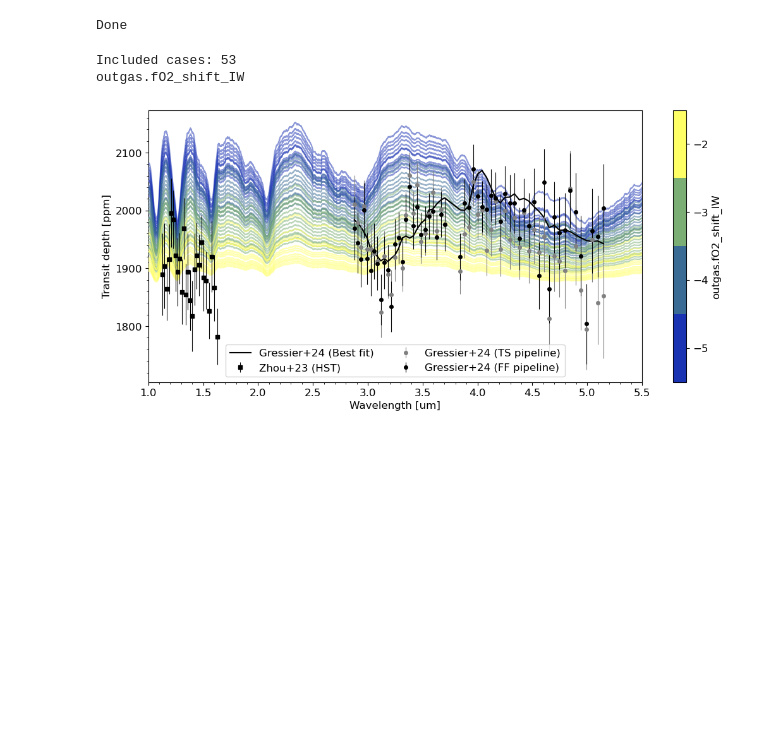
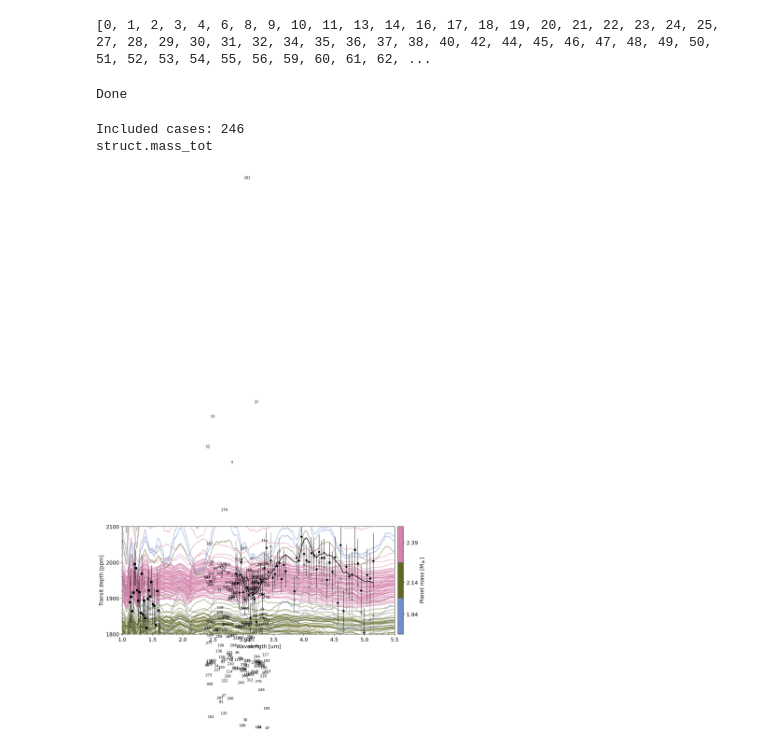
Before and after one commit to nichollsh/proteus_analysis, a Jupyter notebook: synthobs.ipynb, the cells around one changed output. Drawn from its saved outputs; the diff is of its cells as text; code cells hidden in the pictures; blank space fills up the shorter version.

Commit message:
New cmaps and updated plots

```diff
--- a/synthobs.ipynb
+++ b/synthobs.ipynb
@@ -24,11 +25,12 @@ import utils.load_grid as lg
 
 # %matplotlib widget
 # %%
-pgrid_dir = "data/output/l98d_escape14/"
+pgrid_dir = "data/output/l98d_escape27/"
 cases = lg.get_cases(pgrid_dir, only_completed=True)
 ncases = len(cases)
 # %%
 cnums = [int(s.split("_")[-1]) for s in cases]
+print(cnums)
 stts = lg.get_statuses(pgrid_dir)
 helps, hvars = lg.load_helpfiles(cases)
 
@@ -40,7 +42,8 @@ transit, eclipse = lg.load_synthobs(cases)
 
 print("Done")
 # %% [output]
-Done
+[0, 1, 2, 3, 4, 6, 8, 9, 10, 11, 13, 14, 16, 17, 18, 19, 20, 21, 22, 23, 24, 25, 27, 28, 29, 30, 31, 32, 34, 35, 36, 37, 38, 40, 42, 44, 45, 46, 47, 48, 49, 50, 51, 52, 53, 54, 55, 56, 59, 60, 61, 62, ...
+Done
 # %%
 g24_ts = pd.read_csv("data/reference/l9859/gressier24_transitspectroscopy_d.dat", delimiter=' ')
 g24_ts_x = g24_ts["central_wavelength(microns)"]
@@ -79,13 +82,29 @@ def chi2_itp(obs, exp):
         chi2 += (obs[i] - exp[i])**2 / exp[i]
     return chi2
 # %%
-figscale = 1.4
-fig,ax = plt.subplots(1,1, figsize=(9*figscale,4*figscale))
+figscale = 1.5
+fig,ax = plt.subplots(1,1, figsize=(9*figscale,3*figscale))
 
-zkey = "outgas.fO2_shift_IW"
+zkey = "struct.mass_tot"
+zlbl = r"Planet mass [M$_\oplus$]"
+zfct = 1.0
+cmap = plt.get_cmap("princess_parrot")
+
+# zkey = "delivery.elements.H_ppmw"
+# zlbl = r"Initial H inventory, H$_\text{ppmw}$"
+# zfct = 1.0
+# cmap = plt.get_cmap("eastern_rosella_r")
+
+# zkey = "outgas.fO2_shift_IW"
+# zlbl = r"Mantle oxygen fugacity, $\Delta$IW"
+# zfct = 1.0
+# cmap = cm.batlow_r
+
 zscl = "linear"
-zfct = 1.0
-ctrl = {"struct.mass_tot":2.39}
+show_legend = False
+show_casenums = True
+
+ctrl = {}
 ykey = "None/ppm"
 yvar = transit
 ylbl = "Transit depth [ppm]"
@@ -103,9 +122,16 @@ def get_val(conf, help, key):
 incl = []
 for i in range(ncases):
     is_incl = True
+
+    # check controls
     for k in ctrl.keys():
         if not np.isclose(lg.descend_get(confs[i],k),ctrl[k]):
             is_incl = False
+
+    # check status
+    # if stts[cnums[i]] != 13:
+    #     is_incl = False
+
     if is_incl:
         incl.append(i)
 print("Included cases: %d"%len(incl))
@@ -120,7 +146,7 @@ if zscl == "log":
     norm = mpl.colors.LogNorm(vmin=zvals[0], vmax=zvals[-1])
 else:
     norm = mpl.colors.Normalize(vmin=zvals[0], vmax=zvals[-1])
-sm = plt.cm.ScalarMappable(cmap=cm.imola, norm=norm)
+sm = plt.cm.ScalarMappable(cmap=cmap, norm=norm)
 sm.set_array([])
 
 # plot sims
@@ -145,43 +171,56 @@ for i in incl:
     y_smth = savgol_filter(y, 200, 5)
     ax.plot(x_smth, y_smth, color=sm.to_rgba(z), alpha=0.5, zorder=3)
 
+    if show_casenums:
+        wl_idx = np.argmin(np.abs(x_smth - 2.4 - 1*np.random.rand())) # placement of text
+        x = x_smth[wl_idx]
+        y = y_smth[wl_idx]
+        if cnums[i] == 78:
+            fs = 14
+            print(cnums[i])
+        else:
+            fs = 8
+        ax.text(x,y,str(cnums[i]), fontsize=fs, color='k', zorder=9, horizontalalignment='center', verticalalignment='center')
 
     rho_arr.append(helps[i]["rho_obs"].iloc[-1])
     z_arr.append(z)
     chi2_arr.append(chi2_itp(y_bin, tra_y))
 
 # plot literature
 ax.errorbar(z23_x, z23_y, yerr=z23_e, label="Zhou+23 (HST)", color="black",
                 zorder=4, fmt='s', markersize=4, elinewidth=0.8)
 ax.plot(g24_fc_x, g24_fc_y, label="Gressier+24 (Best fit)", color="black", zorder=4,)
 ax.errorbar(g24_ts_x, g24_ts_y, yerr=g24_ts_e, label="Gressier+24 (TS pipeline)", color="grey",
                 zorder=4, fmt='o',  markersize=4, elinewidth=0.8)
 ax.errorbar(g24_ff_x, g24_ff_y, yerr=g24_ff_e, label="Gressier+24 (FF pipeline)", color="black",
                 zorder=4, fmt='o',  markersize=4, elinewidth=0.8)
 
 
 ax.set(xlabel="Wavelength [um]", xlim=xlim)
 ax.xaxis.set_major_locator(MultipleLocator(0.5))
 ax.xaxis.set_minor_locator(MultipleLocator(0.1))
 
-ax.set(ylabel=ylbl)
+ax.set_ylabel(ylbl)
+ax.set_ylim(1800, 2100)
 ax.yaxis.set_major_locator(MultipleLocator(100))
 ax.yaxis.set_minor_locator(MultipleLocator(20))
 
-if len(zvals) > 5:
-    fig.colorbar(sm, ax=ax, label=zkey)
+cbpad = 0.01
+if len(zvals) > 7:
+    fig.colorbar(sm, ax=ax, label=zlbl,  pad=cbpad,)
 else:
-    fig.colorbar(sm, ax=ax, label=zkey, values=zvals, ticks=zvals)
-ax.legend(loc='lower center', ncols=2)
+    fig.colorbar(sm, ax=ax, label=zlbl, values=zvals, ticks=zvals,  pad=cbpad,)
+if show_legend:
+    ax.legend(loc='lower center', ncols=2)
 plt.show()
 fig.savefig("output/transit.pdf", bbox_inches='tight')
 
 
 print("Case\t zval\t Chi2")
 for j in np.argsort(chi2_arr):
     print("%3d\t %g\t %g"%(cnums[incl[j]], z_arr[j], chi2_arr[j]))
 # %% [output]
-Included cases: 53
-outgas.fO2_shift_IW
+Included cases: 246
+struct.mass_tot
-[figure, old version]
+[figure, new version]
 Case     zval    Chi2
```
Also changed, not shown: parts of 3 cells of this notebook, 2 other files.
